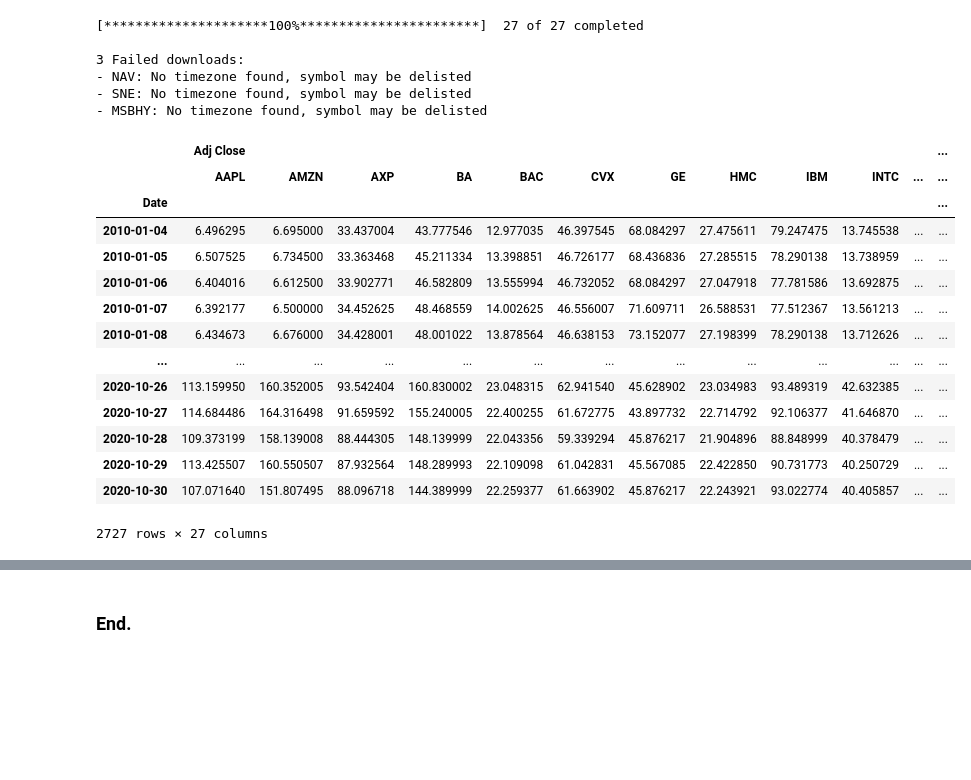
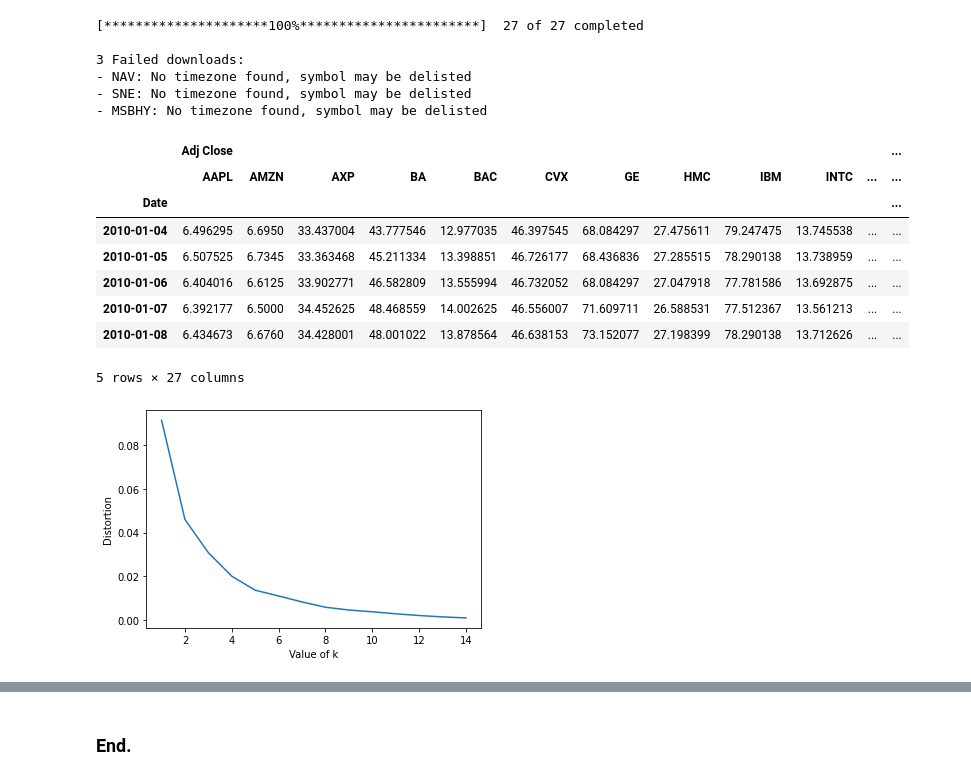
Before and after one commit to caiquemiranda/machine-learning-finance, a Jupyter notebook: 05_Clustering.ipynb, the cells around one changed output, grey strips where cells are left out. Drawn from its saved outputs; the diff is of its cells as text; code cells hidden in the pictures; blank space fills up the shorter version.

Commit message:
cluster_code

```diff
--- a/05_Clustering.ipynb
+++ b/05_Clustering.ipynb
@@ -21,20 +21,14 @@ df = yf.download(tickers, start_date, end_date)[['Adj Close']]
 - SNE: No timezone found, symbol may be delisted
 - MSBHY: No timezone found, symbol may be delisted
 # %%
-df
+df.head()
 # %% [output]
 |  | Adj Close |  |  |  |  |  |  |  |  |  |  | ... |
 |  | AAPL | AMZN | AXP | BA | BAC | CVX | GE | HMC | IBM | INTC | ... | ... |
 | Date |  |  |  |  |  |  |  |  |  |  |  | ... |
-| 2010-01-04 | 6.496295 | 6.695000 | 33.437004 | 43.777546 | 12.977035 | 46.397545 | 68.084297 | 27.475611 | 79.247475 | 13.745538 | ... | ... |
-| 2010-01-05 | 6.507525 | 6.734500 | 33.363468 | 45.211334 | 13.398851 | 46.726177 | 68.436836 | 27.285515 | 78.290138 | 13.738959 | ... | ... |
-| 2010-01-06 | 6.404016 | 6.612500 | 33.902771 | 46.582809 | 13.555994 | 46.732052 | 68.084297 | 27.047918 | 77.781586 | 13.692875 | ... | ... |
-| 2010-01-07 | 6.392177 | 6.500000 | 34.452625 | 48.468559 | 14.002625 | 46.556007 | 71.609711 | 26.588531 | 77.512367 | 13.561213 | ... | ... |
-| 2010-01-08 | 6.434673 | 6.676000 | 34.428001 | 48.001022 | 13.878564 | 46.638153 | 73.152077 | 27.198399 | 78.290138 | 13.712626 | ... | ... |
-| ... | ... | ... | ... | ... | ... | ... | ... | ... | ... | ... | ... | ... |
-| 2020-10-26 | 113.159950 | 160.352005 | 93.542404 | 160.830002 | 23.048315 | 62.941540 | 45.628902 | 23.034983 | 93.489319 | 42.632385 | ... | ... |
-| 2020-10-27 | 114.684486 | 164.316498 | 91.659592 | 155.240005 | 22.400255 | 61.672775 | 43.897732 | 22.714792 | 92.106377 | 41.646870 | ... | ... |
-| 2020-10-28 | 109.373199 | 158.139008 | 88.444305 | 148.139999 | 22.043356 | 59.339294 | 45.876217 | 21.904896 | 88.848999 | 40.378479 | ... | ... |
-| 2020-10-29 | 113.425507 | 160.550507 | 87.932564 | 148.289993 | 22.109098 | 61.042831 | 45.567085 | 22.422850 | 90.731773 | 40.250729 | ... | ... |
-| 2020-10-30 | 107.071640 | 151.807495 | 88.096718 | 144.389999 | 22.259377 | 61.663902 | 45.876217 | 22.243921 | 93.022774 | 40.405857 | ... | ... |
+| 2010-01-04 | 6.496295 | 6.6950 | 33.437004 | 43.777546 | 12.977035 | 46.397545 | 68.084297 | 27.475611 | 79.247475 | 13.745538 | ... | ... |
+| 2010-01-05 | 6.507525 | 6.7345 | 33.363468 | 45.211334 | 13.398851 | 46.726177 | 68.436836 | 27.285515 | 78.290138 | 13.738959 | ... | ... |
+| 2010-01-06 | 6.404016 | 6.6125 | 33.902771 | 46.582809 | 13.555994 | 46.732052 | 68.084297 | 27.047918 | 77.781586 | 13.692875 | ... | ... |
+| 2010-01-07 | 6.392177 | 6.5000 | 34.452625 | 48.468559 | 14.002625 | 46.556007 | 71.609711 | 26.588531 | 77.512367 | 13.561213 | ... | ... |
+| 2010-01-08 | 6.434673 | 6.6760 | 34.428001 | 48.001022 | 13.878564 | 46.638153 | 73.152077 | 27.198399 | 78.290138 | 13.712626 | ... | ... |
-2727 rows × 27 columns
+5 rows × 27 columns
@@ -40,0 +43,16 @@ df
+# %%
+import matplotlib.pyplot as plt
+from sklearn.cluster import KMeans
+
+X = ret_var.values
+sse = []
+for k in range(1,15):
+    kmeans = KMeans(n_clusters = k)
+    kmeans.fit(X)
+    sse.append(kmeans.inertia_)
+plt.plot(range(1,15), sse)
+plt.xlabel("Value of k")
+plt.ylabel("Distortion")
+plt.show()
+# %% [output]
+[figure, added]
```
Also changed, not shown: parts of 6 cells of this notebook.
